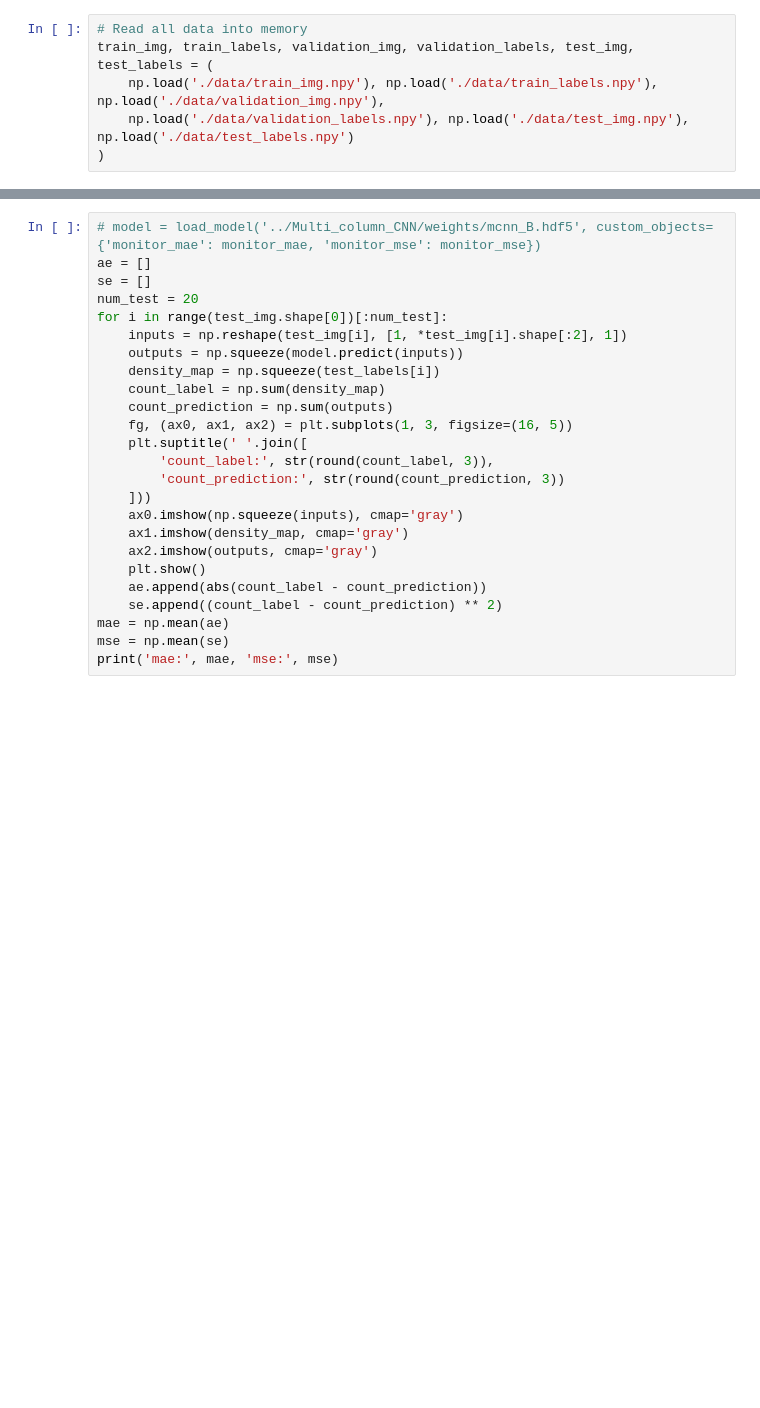
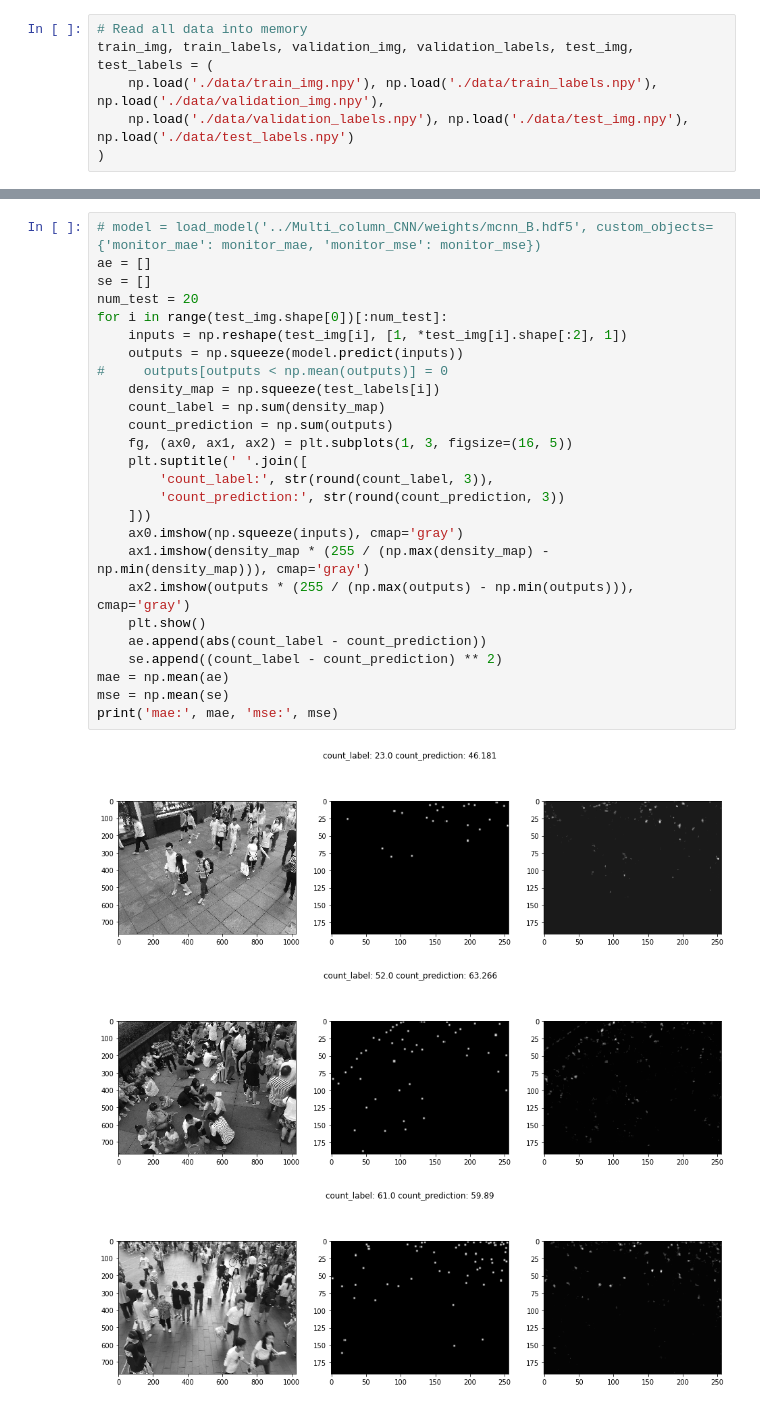
Before and after one commit to ZhengPeng7/Multi_column_CNN_in_Keras, a Jupyter notebook: main.ipynb, the cells around one changed output, grey strips where cells are left out. Drawn from its saved outputs; the diff is of its cells as text; blank space fills up the shorter version.

```diff
--- a/main.ipynb
+++ b/main.ipynb
@@ -116,25 +119,30 @@ plt.show()
 # %%
 # model = load_model('../Multi_column_CNN/weights/mcnn_B.hdf5', custom_objects={'monitor_mae': monitor_mae, 'monitor_mse': monitor_mse})
 ae = []
 se = []
 num_test = 20
 for i in range(test_img.shape[0])[:num_test]:
     inputs = np.reshape(test_img[i], [1, *test_img[i].shape[:2], 1])
     outputs = np.squeeze(model.predict(inputs))
+#     outputs[outputs < np.mean(outputs)] = 0
     density_map = np.squeeze(test_labels[i])
     count_label = np.sum(density_map)
     count_prediction = np.sum(outputs)
     fg, (ax0, ax1, ax2) = plt.subplots(1, 3, figsize=(16, 5))
     plt.suptitle(' '.join([
         'count_label:', str(round(count_label, 3)),
         'count_prediction:', str(round(count_prediction, 3))
     ]))
     ax0.imshow(np.squeeze(inputs), cmap='gray')
-    ax1.imshow(density_map, cmap='gray')
-    ax2.imshow(outputs, cmap='gray')
+    ax1.imshow(density_map * (255 / (np.max(density_map) - np.min(density_map))), cmap='gray')
+    ax2.imshow(outputs * (255 / (np.max(outputs) - np.min(outputs))), cmap='gray')
     plt.show()
     ae.append(abs(count_label - count_prediction))
     se.append((count_label - count_prediction) ** 2)
 mae = np.mean(ae)
 mse = np.mean(se)
 print('mae:', mae, 'mse:', mse)
+# %% [output]
+[figure, added]
+[figure, added]
+[figure, added]
```
Also changed, not shown: parts of 3 cells of this notebook, 5 other files.
